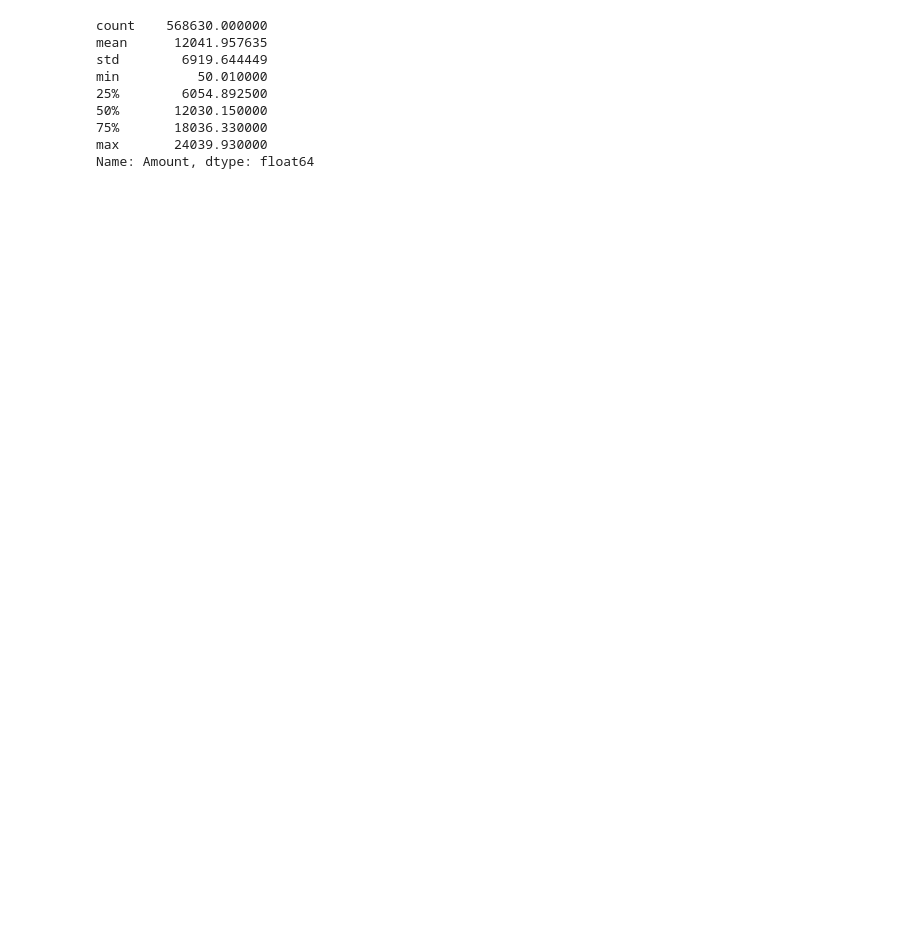
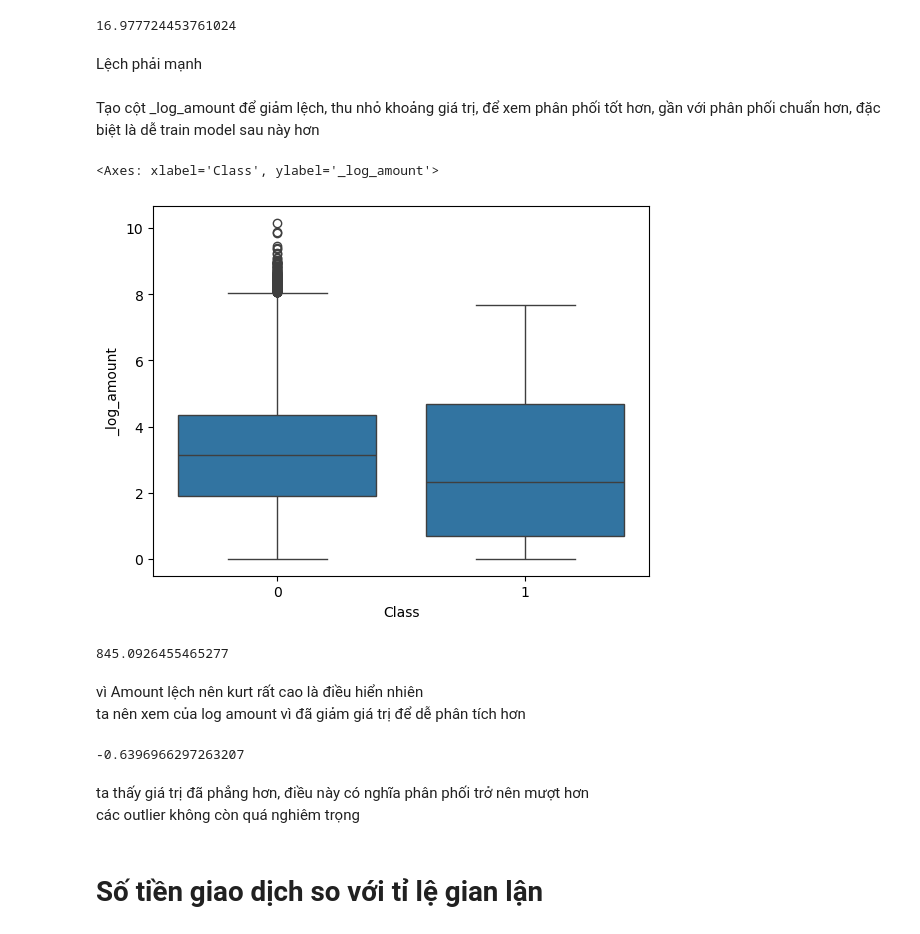
Before and after one commit to NhatHuy61205/Credit-Card-Fraud-Detection-Classification---Imbalanced-, a Jupyter notebook: notebooks/eda/eda_univariate.ipynb, the cells around one changed output. Drawn from its saved outputs; the diff is of its cells as text; code cells hidden in the pictures; blank space fills up the shorter version.

```diff
--- a/notebooks/eda/eda_univariate.ipynb
+++ b/notebooks/eda/eda_univariate.ipynb
@@ -30,12 +74,31 @@ Name: count, dtype: int64
 # %%
-df['Amount'].describe()
+df['Amount'].skew()
 # %% [output]
-count    568630.000000
-mean      12041.957635
-std        6919.644449
-min          50.010000
-25%        6054.892500
-50%       12030.150000
-75%       18036.330000
-max       24039.930000
-Name: Amount, dtype: float64
+16.977724453761024
+# %% [markdown]
+Lệch phải mạnh
+# %%
+df['_log_amount'] = np.log1p(df['Amount'])
+# %% [markdown]
+Tạo cột _log_amount để giảm lệch, thu nhỏ khoảng giá trị, để xem phân phối tốt hơn, gần với phân phối chuẩn hơn, đặc biệt là dễ train model sau này hơn
+# %%
+sns.boxplot(x="Class", y="_log_amount", data=df)
+# %% [output]
+<Axes: xlabel='Class', ylabel='_log_amount'>
+[figure, added]
+# %%
+df['Amount'].kurt()
+# %% [output]
+845.0926455465277
+# %% [markdown]
+vì Amount lệch nên kurt rất cao là điều hiển nhiên <br>
+ta nên xem của log amount vì đã giảm giá trị để dễ phân tích hơn
+# %%
+df['_log_amount'].kurt()
+# %% [output]
+-0.6396966297263207
+# %% [markdown]
+ta thấy giá trị đã phẳng hơn, điều này có nghĩa phân phối trở nên mượt hơn <br>
+các outlier không còn quá nghiêm trọng
+# %% [markdown]
+<h1> Số tiền giao dịch so với tỉ lệ gian lận
```
Also changed, not shown: parts of 29 cells of this notebook.
